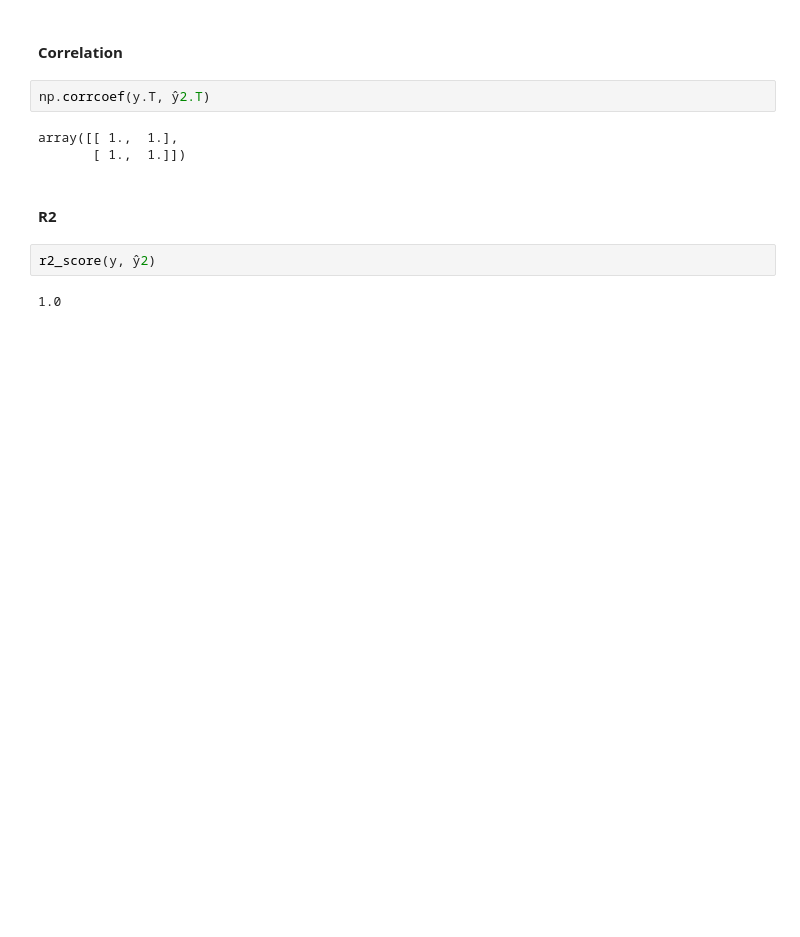
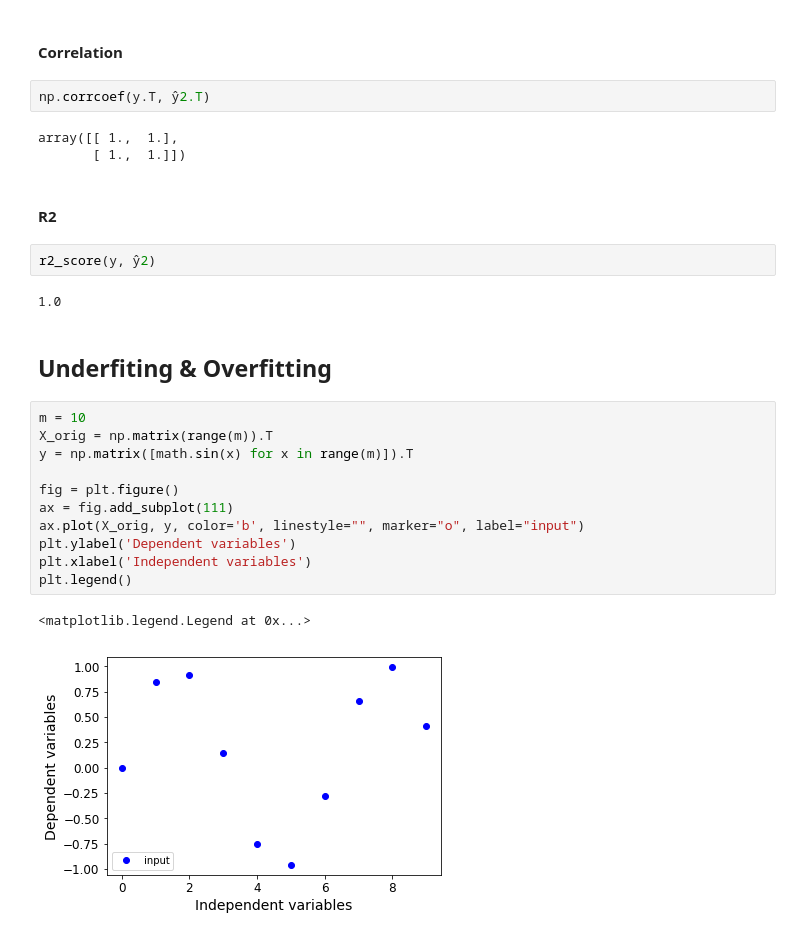
Before and after one commit to martinkersner/regression-meetup, a Jupyter notebook: PolynomialRegression.ipynb, the cells around one changed output. Drawn from its saved outputs; the diff is of its cells as text; blank space fills up the shorter version.

Commit message:
underfitting, overfitting examples

```diff
--- a/PolynomialRegression.ipynb
+++ b/PolynomialRegression.ipynb
@@ -189,3 +190,19 @@ array([[ 1.,  1.],
 r2_score(y, ŷ2)
 # %% [output]
 1.0
+# %% [markdown]
+## Underfiting & Overfitting
+# %%
+m = 10
+X_orig = np.matrix(range(m)).T
+y = np.matrix([math.sin(x) for x in range(m)]).T
+
+fig = plt.figure()
+ax = fig.add_subplot(111)
+ax.plot(X_orig, y, color='b', linestyle="", marker="o", label="input")
+plt.ylabel('Dependent variables')
+plt.xlabel('Independent variables')
+plt.legend()
+# %% [output]
+<matplotlib.legend.Legend at 0x...>
+[figure, added]
```
Also changed, not shown: parts of 8 cells of this notebook.
